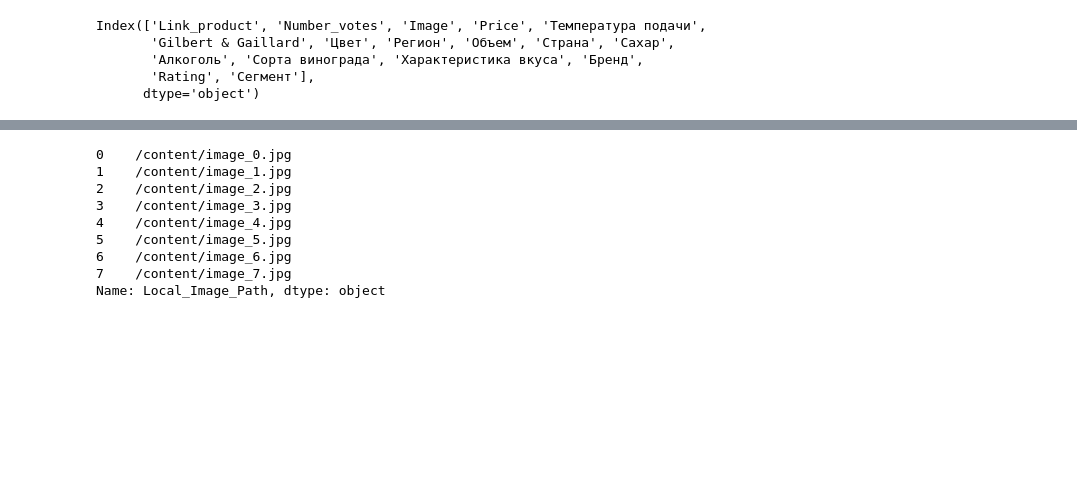
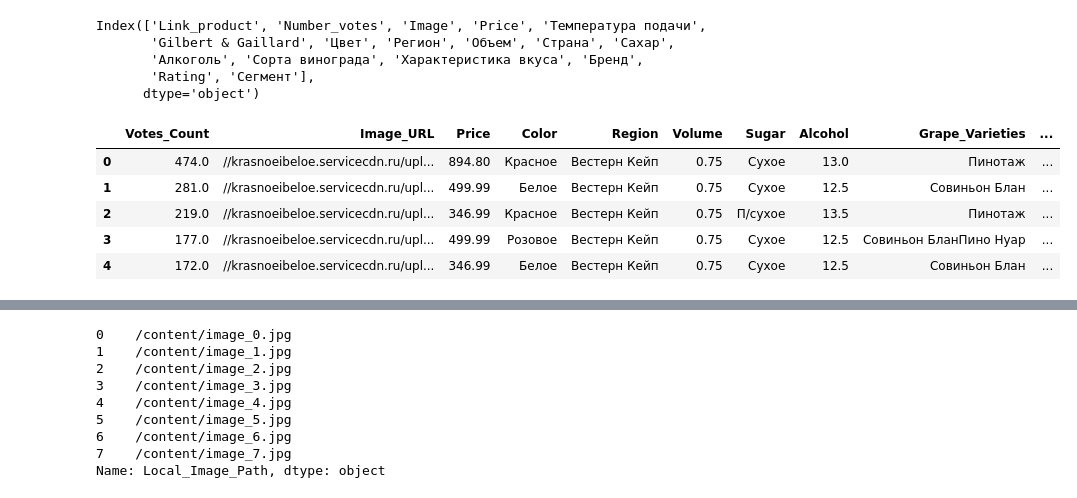
Before and after one commit to SergeyHSE/MarketingResearch.github.io, a Jupyter notebook: Preprocessing.ipynb, the cells around one changed output, grey strips where cells are left out. Cells and saved outputs as stored; diff of their text form; code cells hidden in the pictures; blank space fills up the shorter version.

```diff
--- a/Preprocessing.ipynb
+++ b/Preprocessing.ipynb
@@ -80,6 +80,18 @@ new_column_names = ['Product_Link', 'Votes_Count', 'Image_URL', 'Price', 'Servin
                     'Alcohol', 'Grape_Varieties', 'Taste_Description', 'Brand', 'Rating', 'Segment']
 
 data_KB.columns = new_column_names
+# %%
+data_KB = data_KB.drop(['Product_Link', 'Serving_Temperature', 'Gilbert_and_Gaillard',
+                        'Country'], axis=1)
+# %%
+data_KB.head()
+# %% [output]
+|  | Votes_Count | Image_URL | Price | Color | Region | Volume | Sugar | Alcohol | Grape_Varieties | ... |
+| 0 | 474.0 | //krasnoeibeloe.servicecdn.ru/upl... | 894.80 | Красное | Вестерн Кейп | 0.75 | Сухое | 13.0 | Пинотаж | ... |
+| 1 | 281.0 | //krasnoeibeloe.servicecdn.ru/upl... | 499.99 | Белое | Вестерн Кейп | 0.75 | Сухое | 12.5 | Совиньон Блан | ... |
+| 2 | 219.0 | //krasnoeibeloe.servicecdn.ru/upl... | 346.99 | Красное | Вестерн Кейп | 0.75 | П/сухое | 13.5 | Пинотаж | ... |
+| 3 | 177.0 | //krasnoeibeloe.servicecdn.ru/upl... | 499.99 | Розовое | Вестерн Кейп | 0.75 | Сухое | 12.5 | Совиньон БланПино Нуар | ... |
+| 4 | 172.0 | //krasnoeibeloe.servicecdn.ru/upl... | 346.99 | Белое | Вестерн Кейп | 0.75 | Сухое | 12.5 | Совиньон Блан | ... |
 # %%
 from IPython.display import display, HTML
 
```
Also changed, not shown: parts of 2 cells of this notebook.
